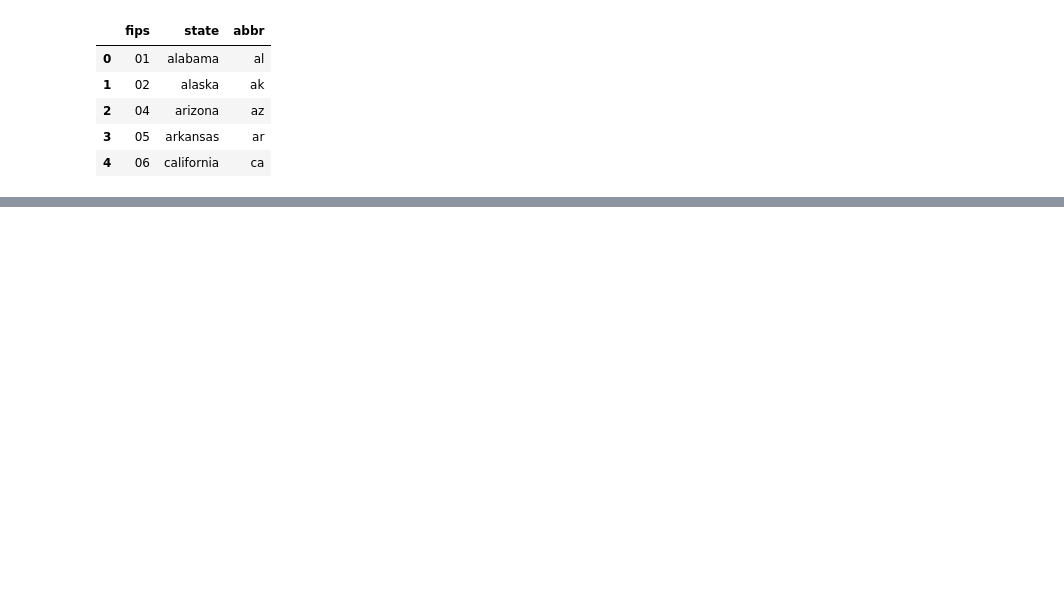
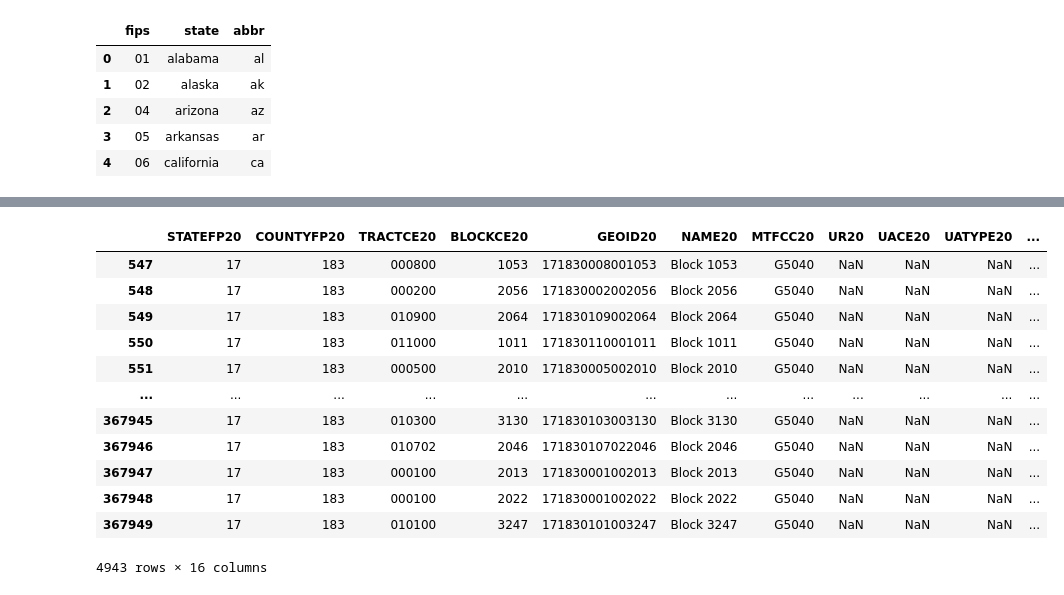
Before and after one commit to uva-bi-sdad/national_address_database, a Jupyter notebook: code/illinois fill.ipynb, the cells around one changed output, grey strips where cells are left out. Cells and saved outputs as stored; diff of their text form; code cells hidden in the pictures; blank space fills up the shorter version.

```diff
--- a/code/illinois fill.ipynb
+++ b/code/illinois fill.ipynb
@@ -153,0 +136,3 @@ pd.read_csv("../data/state_county/il_vermilion.csv.xz")
+# %%
+shape_url = "https://www2.census.gov/geo/tiger/TIGER2020PL/LAYER/TABBLOCK/2020/tl_2020_17_tabblock20.zip"
+block_df = gpd.read_file(shape_url)
@@ -153,0 +155,18 @@ pd.read_csv("../data/state_county/il_vermilion.csv.xz")
+# %%
+block_df_17183 = block_df[block_df["COUNTYFP20"]=='183']
+# %%
+block_df_17183
+# %% [output]
+|  | STATEFP20 | COUNTYFP20 | TRACTCE20 | BLOCKCE20 | GEOID20 | NAME20 | MTFCC20 | UR20 | UACE20 | UATYPE20 | ... |
+| 547 | 17 | 183 | 000800 | 1053 | 171830008001053 | Block 1053 | G5040 | NaN | NaN | NaN | ... |
+| 548 | 17 | 183 | 000200 | 2056 | 171830002002056 | Block 2056 | G5040 | NaN | NaN | NaN | ... |
+| 549 | 17 | 183 | 010900 | 2064 | 171830109002064 | Block 2064 | G5040 | NaN | NaN | NaN | ... |
+| 550 | 17 | 183 | 011000 | 1011 | 171830110001011 | Block 1011 | G5040 | NaN | NaN | NaN | ... |
+| 551 | 17 | 183 | 000500 | 2010 | 171830005002010 | Block 2010 | G5040 | NaN | NaN | NaN | ... |
+| ... | ... | ... | ... | ... | ... | ... | ... | ... | ... | ... | ... |
+| 367945 | 17 | 183 | 010300 | 3130 | 171830103003130 | Block 3130 | G5040 | NaN | NaN | NaN | ... |
+| 367946 | 17 | 183 | 010702 | 2046 | 171830107022046 | Block 2046 | G5040 | NaN | NaN | NaN | ... |
+| 367947 | 17 | 183 | 000100 | 2013 | 171830001002013 | Block 2013 | G5040 | NaN | NaN | NaN | ... |
+| 367948 | 17 | 183 | 000100 | 2022 | 171830001002022 | Block 2022 | G5040 | NaN | NaN | NaN | ... |
+| 367949 | 17 | 183 | 010100 | 3247 | 171830101003247 | Block 3247 | G5040 | NaN | NaN | NaN | ... |
+4943 rows × 16 columns
```
Also changed, not shown: parts of 28 cells of this notebook, 1 other file.
